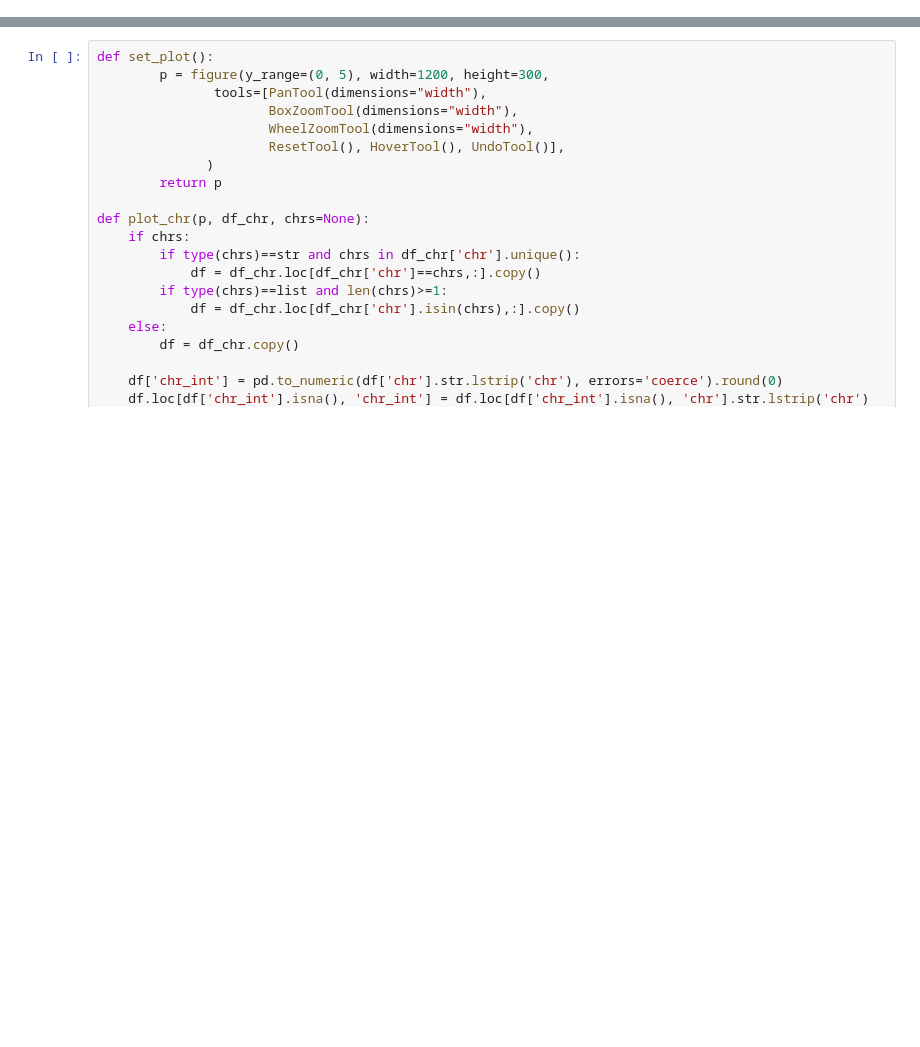
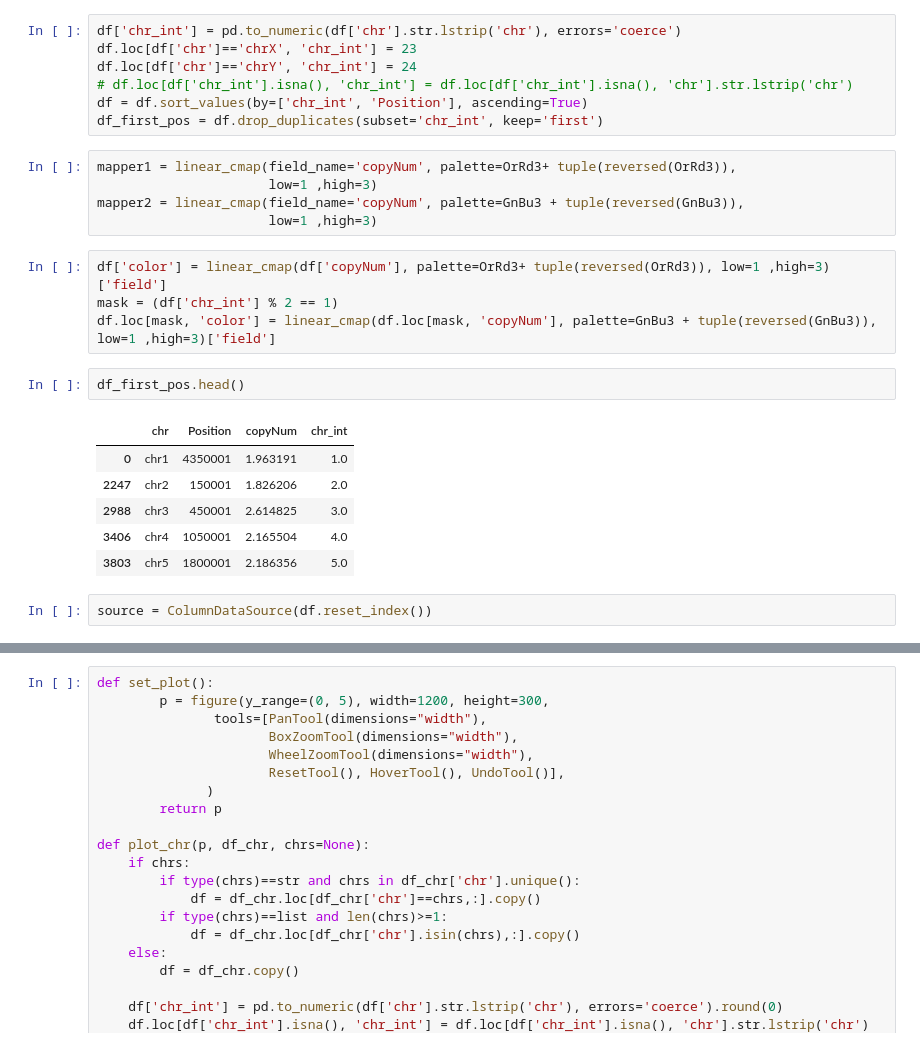
Before and after one commit to wnse/CNVcheck, a Jupyter notebook: CNVcheck.ipynb, the cells around one changed output, grey strips where cells are left out. Cells and saved outputs as stored; diff of their text form; blank space fills up the shorter version.

```diff
--- a/CNVcheck.ipynb
+++ b/CNVcheck.ipynb
@@ -49,0 +42,27 @@ Loading BokehJS ...
+# %%
+df['chr_int'] = pd.to_numeric(df['chr'].str.lstrip('chr'), errors='coerce')
+df.loc[df['chr']=='chrX', 'chr_int'] = 23
+df.loc[df['chr']=='chrY', 'chr_int'] = 24
+# df.loc[df['chr_int'].isna(), 'chr_int'] = df.loc[df['chr_int'].isna(), 'chr'].str.lstrip('chr')
+df = df.sort_values(by=['chr_int', 'Position'], ascending=True)
+df_first_pos = df.drop_duplicates(subset='chr_int', keep='first')
+# %%
+mapper1 = linear_cmap(field_name='copyNum', palette=OrRd3+ tuple(reversed(OrRd3)),
+                      low=1 ,high=3)
+mapper2 = linear_cmap(field_name='copyNum', palette=GnBu3 + tuple(reversed(GnBu3)),
+                      low=1 ,high=3)
+# %%
+df['color'] = linear_cmap(df['copyNum'], palette=OrRd3+ tuple(reversed(OrRd3)), low=1 ,high=3)['field']
+mask = (df['chr_int'] % 2 == 1)
+df.loc[mask, 'color'] = linear_cmap(df.loc[mask, 'copyNum'], palette=GnBu3 + tuple(reversed(GnBu3)), low=1 ,high=3)['field']
+# %%
+df_first_pos.head()
+# %% [output]
+|  | chr | Position | copyNum | chr_int |
+| 0 | chr1 | 4350001 | 1.963191 | 1.0 |
+| 2247 | chr2 | 150001 | 1.826206 | 2.0 |
+| 2988 | chr3 | 450001 | 2.614825 | 3.0 |
+| 3406 | chr4 | 1050001 | 2.165504 | 4.0 |
+| 3803 | chr5 | 1800001 | 2.186356 | 5.0 |
+# %%
+source = ColumnDataSource(df.reset_index())
```
Also changed, not shown: parts of 24 cells of this notebook, 1 other file.
